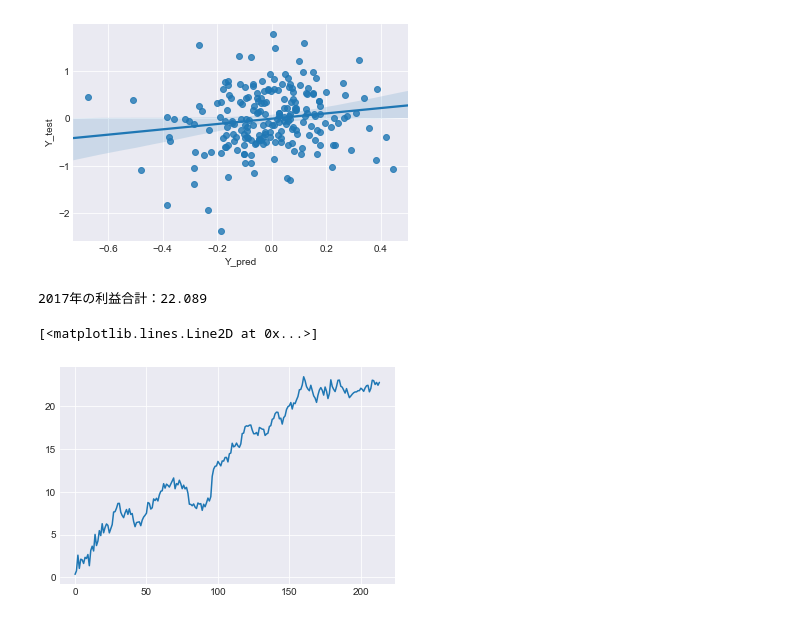
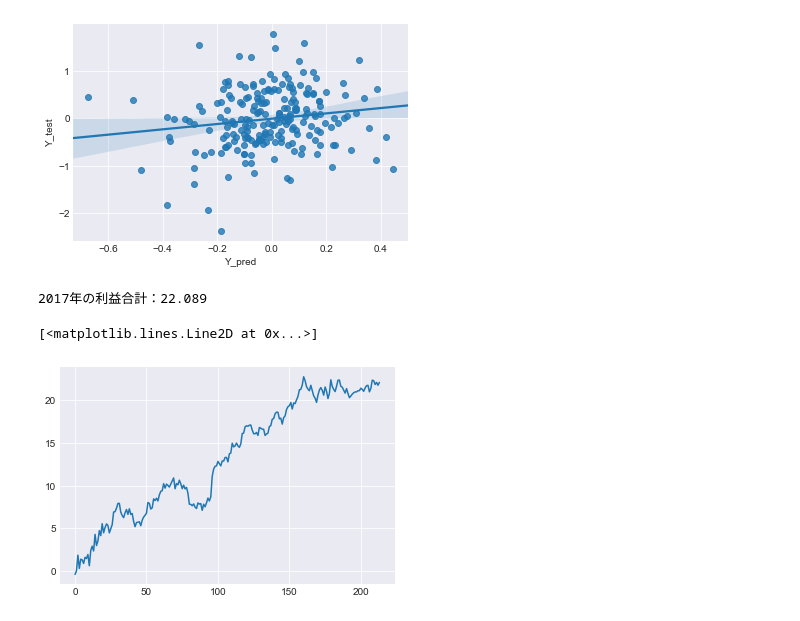
Before and after one commit to Nobita-FX/Nobita-FX, a Jupyter notebook: program/NobitaFX_3_linear_regression_2.ipynb, the cells around one changed output. Cells and saved outputs as stored; diff of their text form; code cells hidden in the pictures.

```diff
--- a/program/NobitaFX_3_linear_regression_2.ipynb
+++ b/program/NobitaFX_3_linear_regression_2.ipynb
@@ -254,33 +276,33 @@ print("予測日数："+ str(len(Y_pred))+"、正解日数："+str(success_num)+
 # %%
 # 2017年の予測結果の合計を計算ーーーーーーーーー
 # 前々日終値に比べて前日終値が高い場合は、買いとする
 sum_2017 = 0
 
 for i in range(0,len(Y_test)): # len()で要素数を取得しています
     if Y_pred[i] >= 0:
         sum_2017 += Y_test[i]
     else:
         sum_2017 -= Y_test[i]
 
 print("2017年の利益合計：%1.3lf" %sum_2017)
 
 
 # 予測結果の総和グラフを描くーーーーーーーーー
 total_return = np.zeros(len(Y_test))
 
-if Y_pred[i] >=0: # 2017年の初日を格納
-    total_return[0] = Y_test[i]
+if Y_pred[0] >=0: # 2017年の初日を格納
+    total_return[0] = Y_test[0]
 else:
-    total_return[0] = -Y_test[i]
+    total_return[0] = -Y_test[0]
 
 for i in range(1, len(result)): # 2017年の2日以降を格納
     if Y_pred[i] >=0:
         total_return[i] = total_return[i-1] + Y_test[i]
     else:
         total_return[i] = total_return[i-1] - Y_test[i]
 
 plt.plot(total_return)
 # %% [output]
 2017年の利益合計：22.089
 [<matplotlib.lines.Line2D at 0x...>]
-[figure, old version]
+[figure, new version]
```
Also changed, not shown: parts of 5 cells of this notebook.
